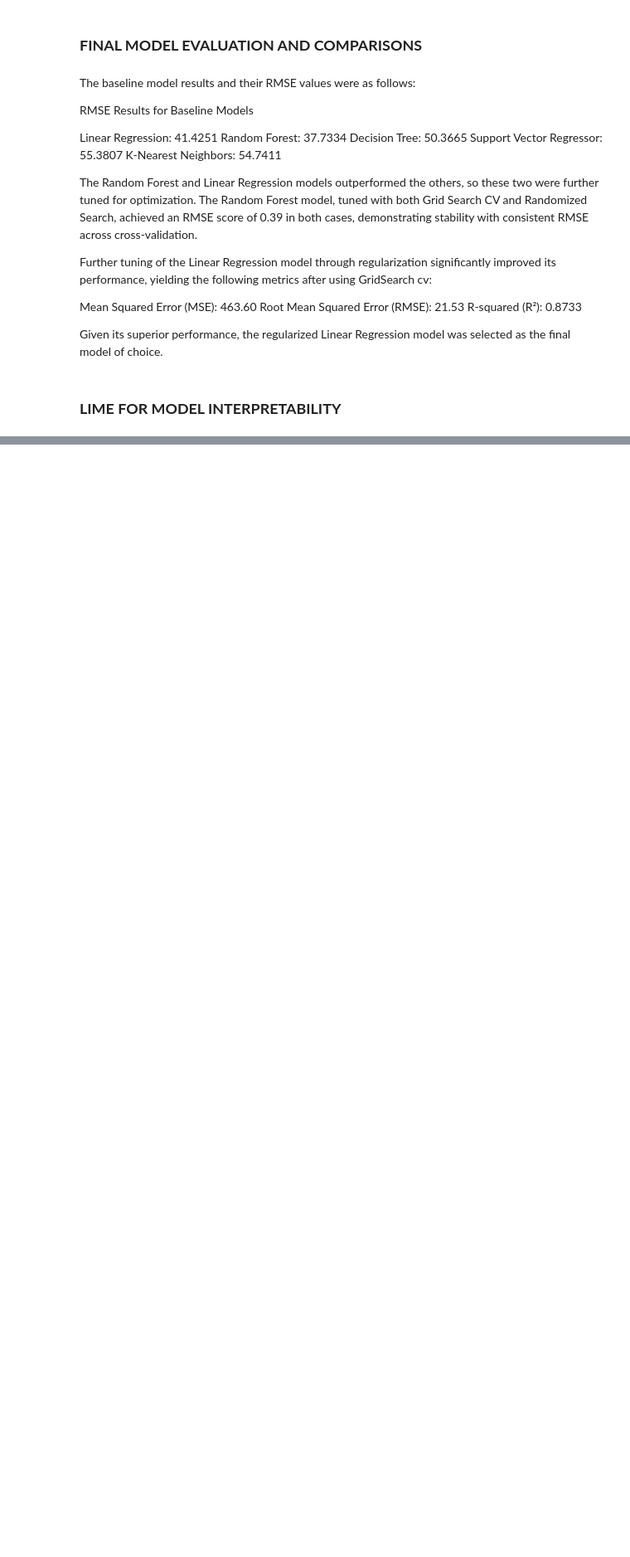
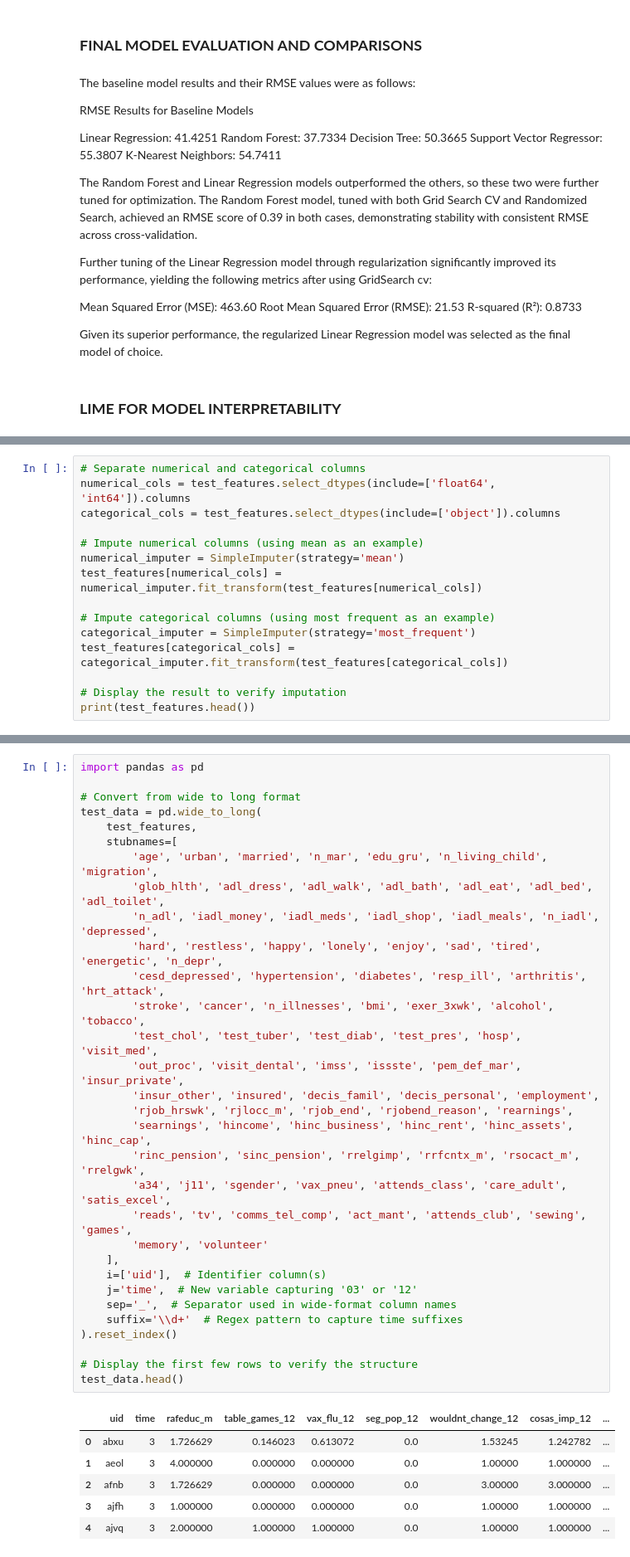
Before and after one commit to geomwangi007/Early-Detection-of-Alzheimer-s-Disease-and-Related-Dementias-Using-Social-Determinants-of-Health, a Jupyter notebook: IPNYBS/Mercy.ipynb, the cells around one changed output, grey strips where cells are left out. Shown at 83% size. Drawn from its saved outputs; the diff is of its cells as text; blank space fills up the shorter version.

```diff
--- a/IPNYBS/Mercy.ipynb
+++ b/IPNYBS/Mercy.ipynb
@@ -2459,0 +2779,15 @@ MemoryError: Unable to allocate 371. GiB for an array with shape (2122, 23470344
+# %%
+# Separate numerical and categorical columns
+numerical_cols = test_features.select_dtypes(include=['float64', 'int64']).columns
+categorical_cols = test_features.select_dtypes(include=['object']).columns
+
+# Impute numerical columns (using mean as an example)
+numerical_imputer = SimpleImputer(strategy='mean')
+test_features[numerical_cols] = numerical_imputer.fit_transform(test_features[numerical_cols])
+
+# Impute categorical columns (using most frequent as an example)
+categorical_imputer = SimpleImputer(strategy='most_frequent')
+test_features[categorical_cols] = categorical_imputer.fit_transform(test_features[categorical_cols])
+
+# Display the result to verify imputation
+print(test_features.head())
@@ -2459,0 +2812,38 @@ MemoryError: Unable to allocate 371. GiB for an array with shape (2122, 23470344
+# %%
+import pandas as pd
+
+# Convert from wide to long format
+test_data = pd.wide_to_long(
+    test_features,
+    stubnames=[
+        'age', 'urban', 'married', 'n_mar', 'edu_gru', 'n_living_child', 'migration',
+        'glob_hlth', 'adl_dress', 'adl_walk', 'adl_bath', 'adl_eat', 'adl_bed', 'adl_toilet',
+        'n_adl', 'iadl_money', 'iadl_meds', 'iadl_shop', 'iadl_meals', 'n_iadl', 'depressed',
+        'hard', 'restless', 'happy', 'lonely', 'enjoy', 'sad', 'tired', 'energetic', 'n_depr',
+        'cesd_depressed', 'hypertension', 'diabetes', 'resp_ill', 'arthritis', 'hrt_attack',
+        'stroke', 'cancer', 'n_illnesses', 'bmi', 'exer_3xwk', 'alcohol', 'tobacco',
+        'test_chol', 'test_tuber', 'test_diab', 'test_pres', 'hosp', 'visit_med',
+        'out_proc', 'visit_dental', 'imss', 'issste', 'pem_def_mar', 'insur_private',
+        'insur_other', 'insured', 'decis_famil', 'decis_personal', 'employment',
+        'rjob_hrswk', 'rjlocc_m', 'rjob_end', 'rjobend_reason', 'rearnings',
+        'searnings', 'hincome', 'hinc_business', 'hinc_rent', 'hinc_assets', 'hinc_cap',
+        'rinc_pension', 'sinc_pension', 'rrelgimp', 'rrfcntx_m', 'rsocact_m', 'rrelgwk',
+        'a34', 'j11', 'sgender', 'vax_pneu', 'attends_class', 'care_adult', 'satis_excel',
+        'reads', 'tv', 'comms_tel_comp', 'act_mant', 'attends_club', 'sewing', 'games',
+        'memory', 'volunteer'
+    ],
+    i=['uid'],  # Identifier column(s)
+    j='time',  # New variable capturing '03' or '12'
+    sep='_',  # Separator used in wide-format column names
+    suffix='\\d+'  # Regex pattern to capture time suffixes
+).reset_index()
+
+# Display the first few rows to verify the structure
+test_data.head()
+# %% [output]
+|  | uid | time | rafeduc_m | table_games_12 | vax_flu_12 | seg_pop_12 | wouldnt_change_12 | cosas_imp_12 | ... |
+| 0 | abxu | 3 | 1.726629 | 0.146023 | 0.613072 | 0.0 | 1.53245 | 1.242782 | ... |
+| 1 | aeol | 3 | 4.000000 | 0.000000 | 0.000000 | 0.0 | 1.00000 | 1.000000 | ... |
+| 2 | afnb | 3 | 1.726629 | 0.000000 | 0.000000 | 0.0 | 3.00000 | 3.000000 | ... |
+| 3 | ajfh | 3 | 1.000000 | 0.000000 | 0.000000 | 0.0 | 1.00000 | 1.000000 | ... |
+| 4 | ajvq | 3 | 2.000000 | 1.000000 | 1.000000 | 0.0 | 1.00000 | 1.000000 | ... |
```
Also changed, not shown: parts of 43 cells of this notebook, 4 other files.
